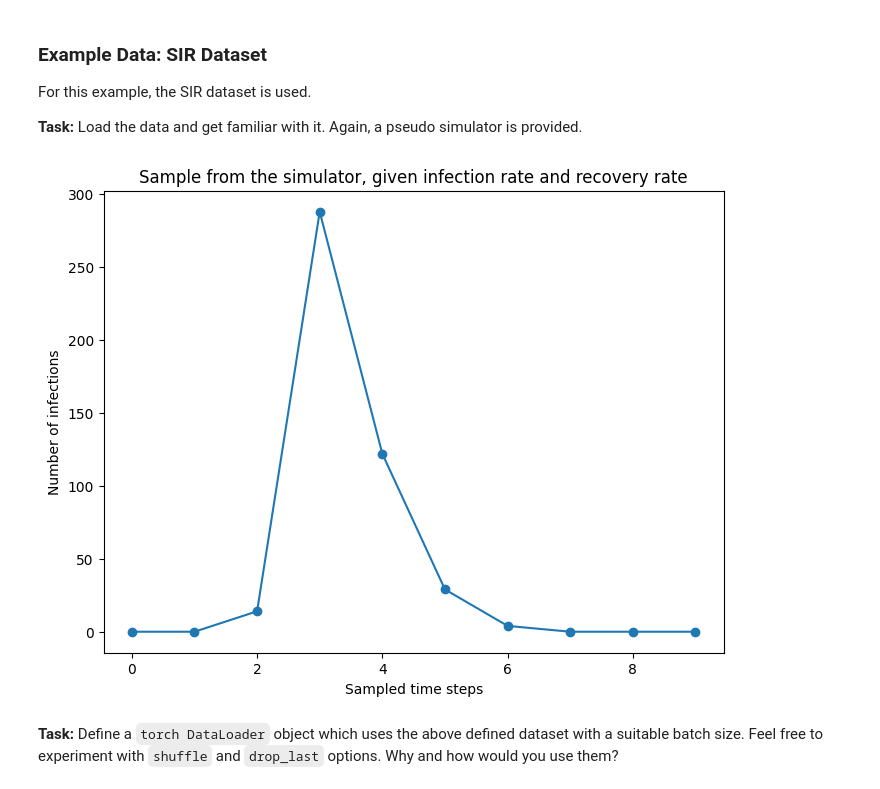
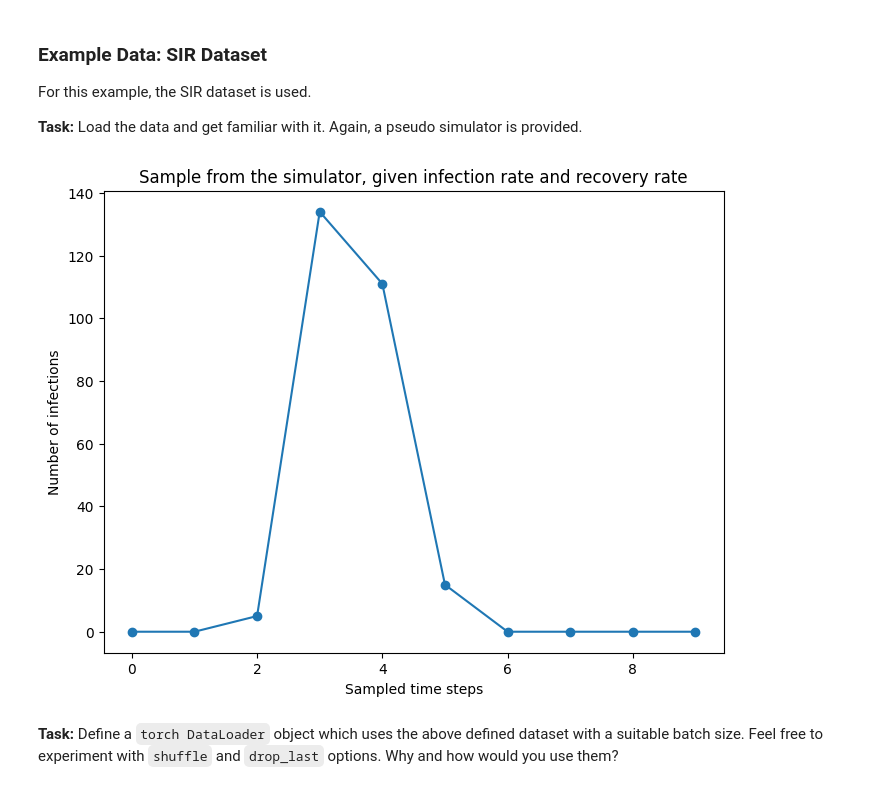
Before and after one commit to aai-institute/tfl-training-sbi, a Jupyter notebook: notebooks/nb_03_neural_density_estimation.ipynb, the cells around one changed output. Saved outputs shown, nothing was run; the diff lists cells and outputs as text; code cells hidden in the pictures.

```diff
--- a/notebooks/nb_03_neural_density_estimation.ipynb
+++ b/notebooks/nb_03_neural_density_estimation.ipynb
@@ -143,21 +145,21 @@ simulator = SIRSimulation(
 )
 # %%
 # let's fix the last pair as observation
-theta_o_raw, x_o_raw = torch.tensor(sir_theta[-1:]), torch.tensor(sir_x[-1:])
+theta_o_raw, x_o_raw = torch.tensor(sir_theta[-2]), torch.tensor(sir_x[-2])
 # z-scoring
 scaled_data = sir_scaler({"theta": theta_o_raw, "obs": x_o_raw})
 theta_o, x_o = scaled_data["theta"], scaled_data["obs"]
 # %%
 # familiarize yourself with the data; feel free to call this cell several times
 # as the observation is randomly sampled
 plt.figure(figsize=(8, 6))
-plt.plot(simulator()[1][:].T, "o-", alpha=1.0)
+plt.plot(x_o_raw, "o-", alpha=1.0)
 plt.title("Sample from the simulator, given infection rate and recovery rate")
 plt.ylabel("Number of infections")
 plt.xlabel("Sampled time steps")
 plt.show()
 # %% [output]
-[figure, old version]
+[figure, new version]
 # %% [markdown]
 **Task:** Define a `torch DataLoader` object which uses the above defined dataset with a suitable batch size. Feel free to experiment with `shuffle` and `drop_last` options. Why and how would you use them?
 # %%
```
Also changed, not shown: parts of 14 cells of this notebook, 1 other file.
